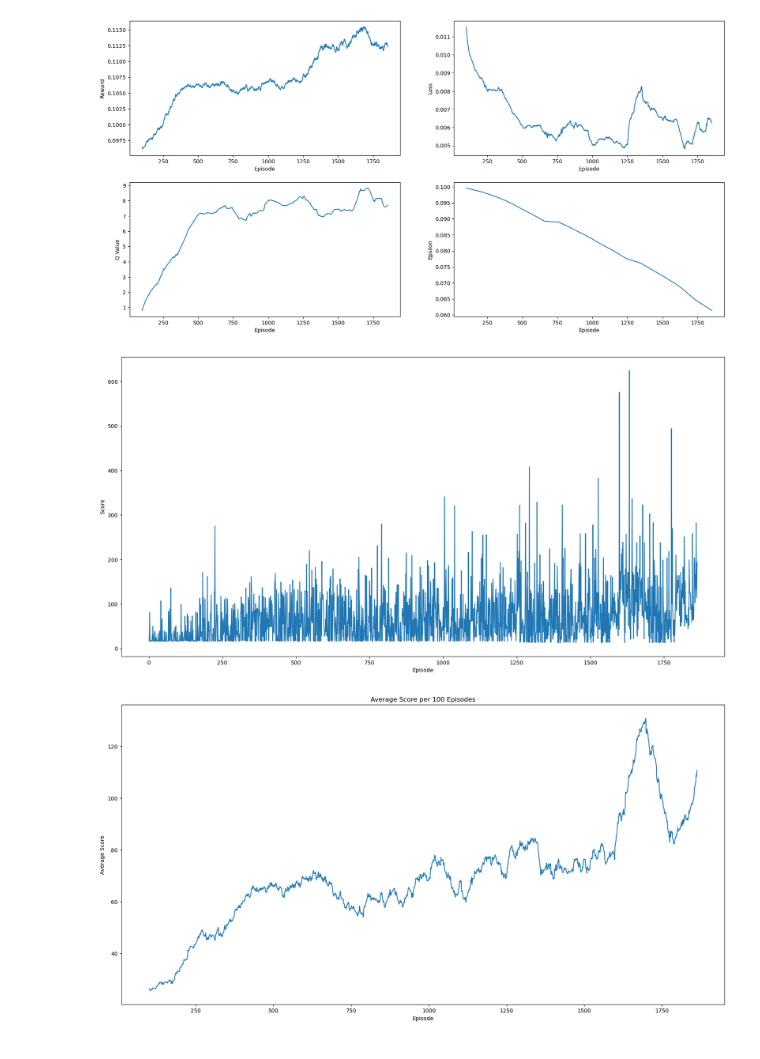
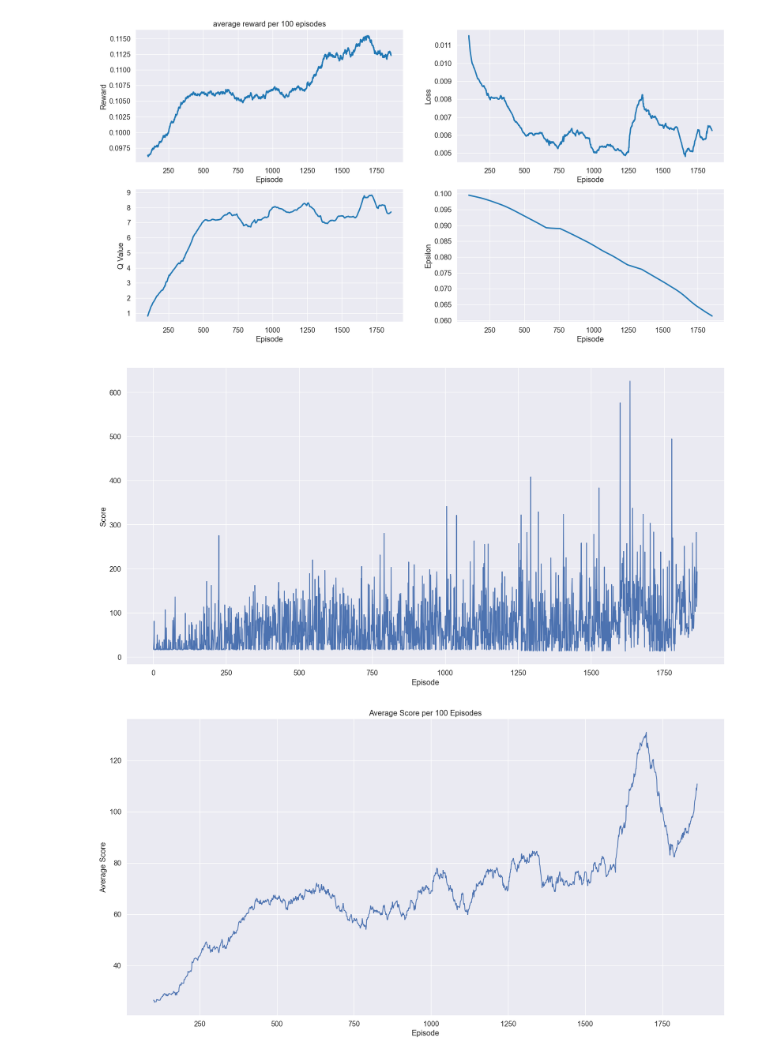
Before and after one commit to AshkanGanj/RL-Dino-DeepQLearning, a Jupyter notebook: visualization.ipynb, the cells around one changed output. Cells and saved outputs as stored; diff of their text form; code cells hidden in the pictures.

```diff
--- a/visualization.ipynb
+++ b/visualization.ipynb
@@ -4,3 +5,7 @@ import pandas as pd
+# %%
+sns.set_style("whitegrid")
+sns.set(font_scale=1.2)
+color_palette = sns.color_palette("tab10", 8)
 # %%
 df = pd.read_csv("results.csv", header=None)
 df.columns = ["episode", "loss", "q_value", "reward", "epsilon"]
@@ -11,26 +16,31 @@ df["moving_average_epsilon"] = df["epsilon"].rolling(100).mean()
 df["episode"] = df.index + 1
 # %%
 plt.figure(figsize=(20, 10))
+
 plt.subplot(2, 2, 1)
-plt.plot(df["episode"], df["moving_average_reward"])
+plt.title("average reward per 100 episodes")
+sns.lineplot(x=df["episode"], y=df["moving_average_reward"],color=color_palette[0], linewidth=2.5)
 plt.xlabel("Episode")
 plt.ylabel("Reward")
+
 plt.subplot(2, 2, 2)
-plt.plot(df["episode"], df["moving_average_loss"])
+sns.lineplot(x=df["episode"], y=df["moving_average_loss"], color=color_palette[0], linewidth=2.5)
 plt.xlabel("Episode")
 plt.ylabel("Loss")
+
 plt.subplot(2, 2, 3)
-plt.plot(df["episode"], df["moving_average_q_value"])
+sns.lineplot(x=df["episode"], y=df["moving_average_q_value"], color=color_palette[0], linewidth=2.5)
 plt.xlabel("Episode")
 plt.ylabel("Q Value")
+
 plt.subplot(2, 2, 4)
-plt.plot(df["episode"], df["moving_average_epsilon"])
+sns.lineplot(x=df["episode"], y=df["moving_average_epsilon"], color=color_palette[0], linewidth=2.5)
 plt.xlabel("Episode")
 plt.ylabel("Epsilon")
-# plt.savefig("results.png")
+
 plt.show()
 # %% [output]
-[figure, old version]
+[figure, new version]
 # %%
 df = pd.read_csv("scores.csv", header=None)
 df.columns = ["score"]
@@ -60,5 +70,5 @@ plt.xlabel("Episode")
 plt.ylabel("Average Score")
 plt.show()
 # %% [output]
-[figure, old version]
+[figure, new version]
-[figure, old version]
+[figure, new version]
```
Also changed, not shown: parts of 2 cells of this notebook.
